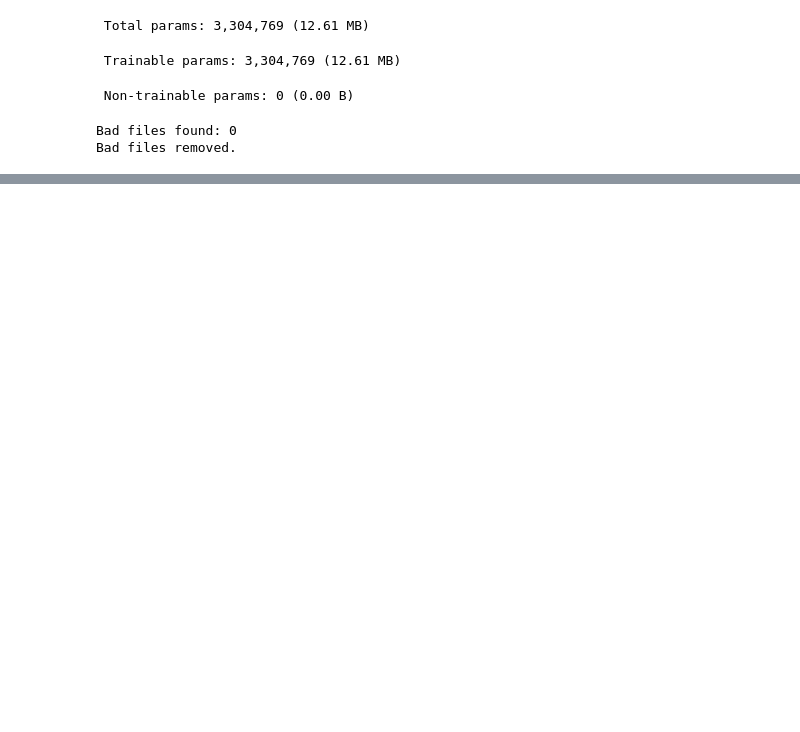
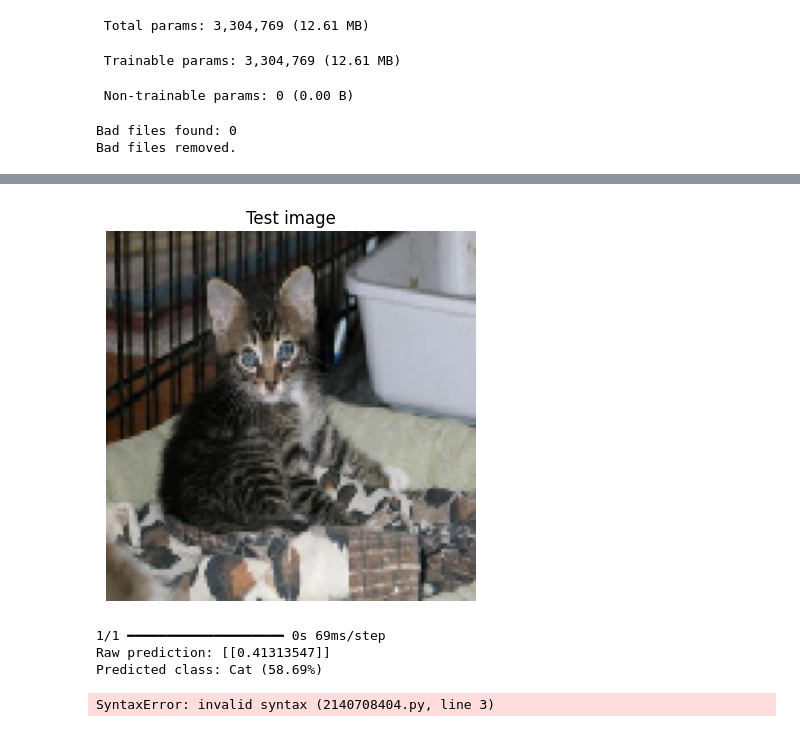
Before and after one commit to IgorLatii/NeuralNetworksLabs, a Jupyter notebook: lab2.ipynb, the cells around one changed output, grey strips where cells are left out. Drawn from its saved outputs; the diff is of its cells as text; code cells hidden in the pictures; blank space fills up the shorter version.

```diff
--- a/lab2.ipynb
+++ b/lab2.ipynb
@@ -173,0 +187,50 @@ KeyboardInterrupt:
+# %%
+# Load one image manually
+img_path = "data/PetImages/Cat/12.jpg"
+
+img = tf.keras.utils.load_img(
+    img_path,
+    target_size=(128, 128)
+)
+
+# Show image
+plt.imshow(img)
+plt.title("Test image")
+plt.axis("off")
+plt.show()
+
+# Convert image to array
+img_array = tf.keras.utils.img_to_array(img)
+
+# Add batch dimension
+img_array = tf.expand_dims(img_array, 0)
+
+# Predict
+prediction = model.predict(img_array)
+
+print("Raw prediction:", prediction)
+
+# Convert probability to class
+prob = prediction[0][0]
+
+if prob > 0.5:
+    print(f"Predicted class: Dog ({prob*100:.2f}%)")
+else:
+    print(f"Predicted class: Cat ({(1-prob)*100:.2f}%)")
+# %% [output]
+[figure, added]
+1/1 ━━━━━━━━━━━━━━━━━━━━ 0s 69ms/step
+Raw prediction: [[0.41313547]]
+Predicted class: Cat (58.69%)
+# %%
+## CNN Architecture
+
+This Convolutional Neural Network consists of:
+- Convolutional layers for feature extraction
+- MaxPooling layers for dimensionality reduction
+- Dense layers for classification
+- Dropout layer to reduce overfitting
+
+The model is designed for binary image classification: Cat vs Dog.
+# %% [output]
+SyntaxError: invalid syntax (2140708404.py, line 3)
```
Also changed, not shown: parts of 5 cells of this notebook, 1 other file.
